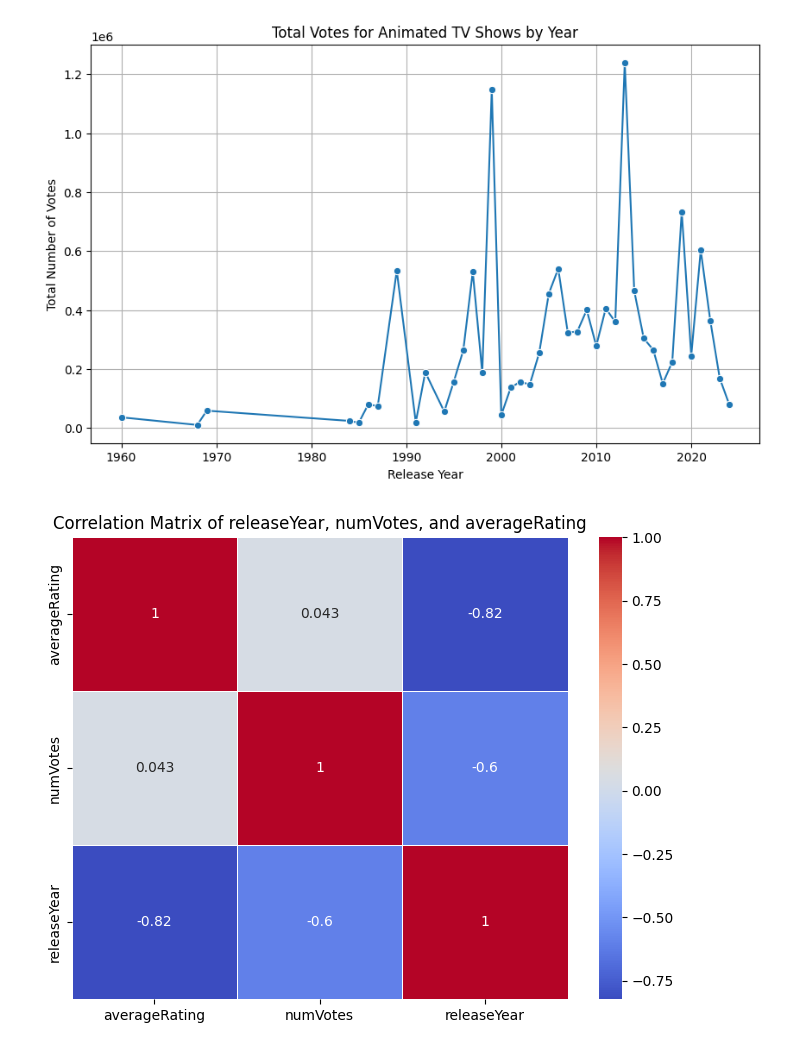
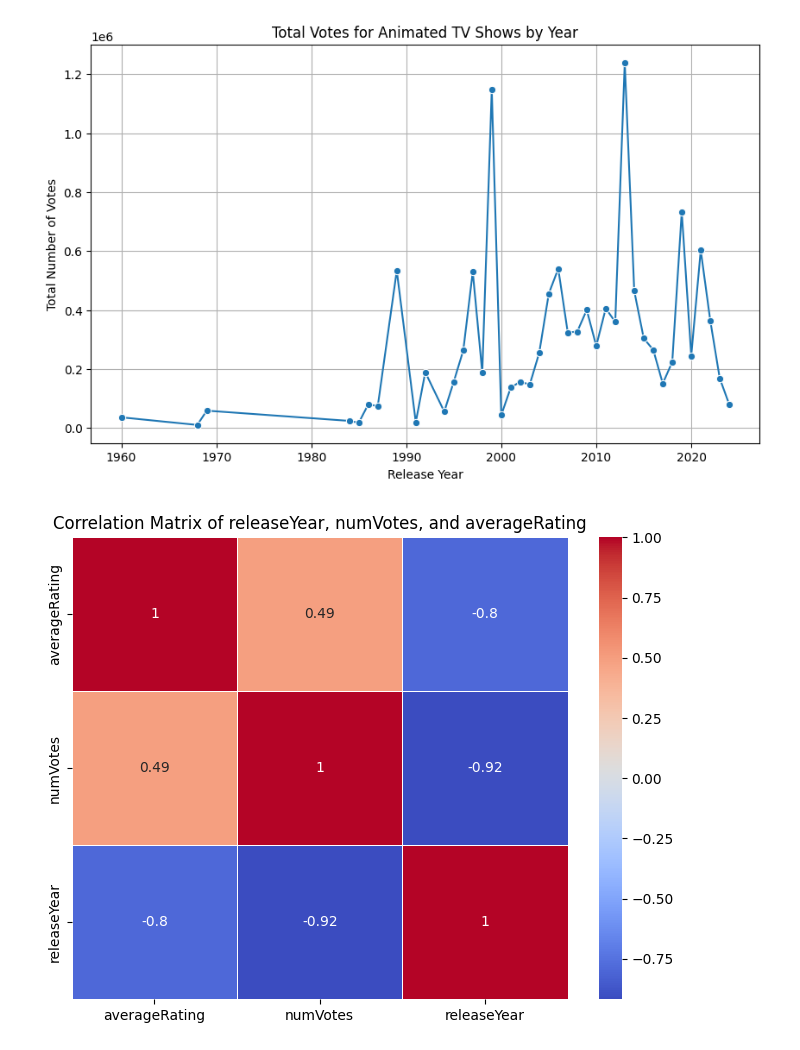
Before and after one commit to Milllll000/arte-anal-tica-final, a Jupyter notebook: visualizacion.ipynb, the cells around one changed output. Saved outputs shown, nothing was run; the diff lists cells and outputs as text; code cells hidden in the pictures.

Commit message:
Avance final de visualización

```diff
--- a/visualizacion.ipynb
+++ b/visualizacion.ipynb
@@ -36,14 +21,14 @@ plt.show()
 # %% [output]
 [figure]
 # %%
-numerical_columns = [col for col in df.columns if df[col].dtype != "O"]
-correlation_matrix = df[numerical_columns].corr()
+numerical_columns = [col for col in animated_shows.columns if animated_shows[col].dtype != "O"]
+correlation_matrix = animated_shows[numerical_columns].corr()
 correlation_matrix = correlation_matrix.corr()
 
 # Plotting the heatmap using seaborn
 plt.figure(figsize=(8, 6))
 sns.heatmap(correlation_matrix, annot=True, cmap="coolwarm", linewidths=0.5)
 plt.title('Correlation Matrix of releaseYear, numVotes, and averageRating')
 plt.show()
 # %% [output]
-[figure, old version]
+[figure, new version]
```
Also changed, not shown: parts of 6 cells of this notebook, 1 other file.
